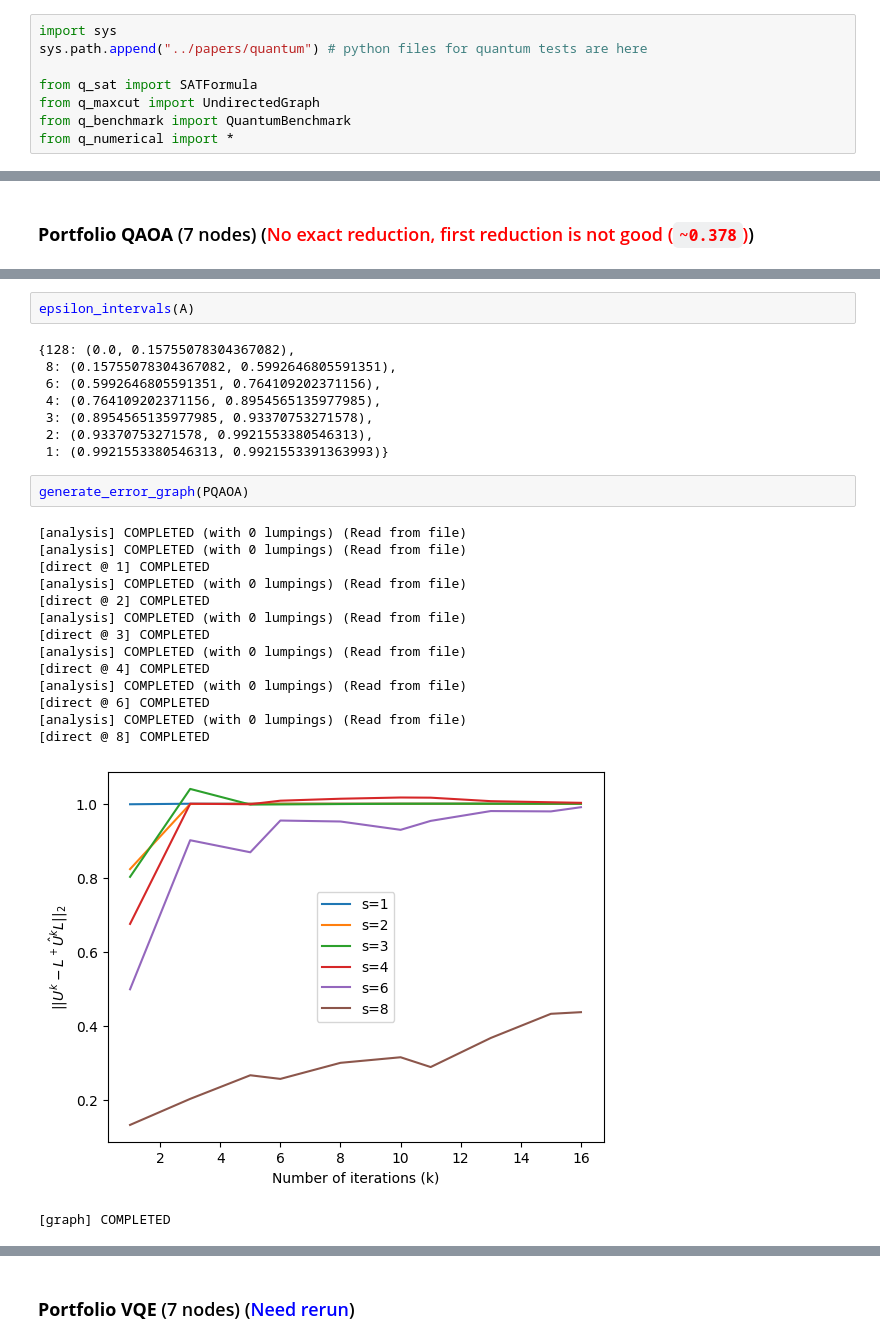
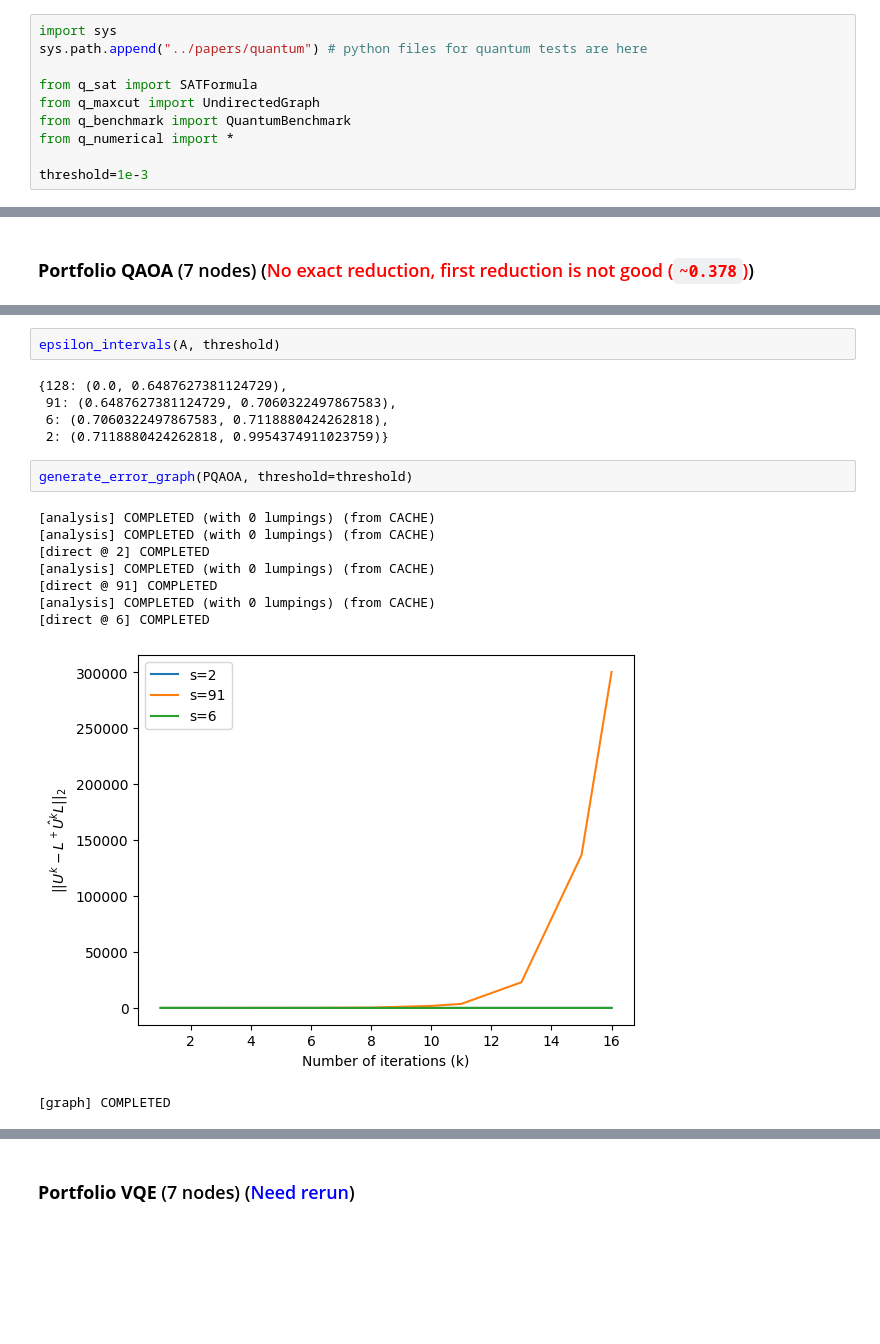
Before and after one commit to Antonio-JP/CLUE, a Jupyter notebook: notebooks/numerical_quantum.ipynb, the cells around one changed output, grey strips where cells are left out. Cells and saved outputs as stored; diff of their text form; blank space fills up the shorter version.

```diff
--- a/notebooks/numerical_quantum.ipynb
+++ b/notebooks/numerical_quantum.ipynb
@@ -10,6 +10,8 @@ from q_sat import SATFormula
 from q_maxcut import UndirectedGraph
 from q_benchmark import QuantumBenchmark
 from q_numerical import *
+
+threshold=1e-3
 # %% [markdown]
 ### **Trivial Graph example** (7 nodes)
 # %%
@@ -222,28 +218,19 @@ Circuit:  portfolioqaoa with 7 qubits.
 # %%
-epsilon_intervals(A)
+epsilon_intervals(A, threshold)
 # %% [output]
-{128: (0.0, 0.15755078304367082),
- 8: (0.15755078304367082, 0.5992646805591351),
- 6: (0.5992646805591351, 0.764109202371156),
- 4: (0.764109202371156, 0.8954565135977985),
- 3: (0.8954565135977985, 0.93370753271578),
- 2: (0.93370753271578, 0.9921553380546313),
- 1: (0.9921553380546313, 0.9921553391363993)}
+{128: (0.0, 0.6487627381124729),
+ 91: (0.6487627381124729, 0.7060322497867583),
+ 6: (0.7060322497867583, 0.7118880424262818),
+ 2: (0.7118880424262818, 0.9954374911023759)}
 # %%
-generate_error_graph(PQAOA)
+generate_error_graph(PQAOA, threshold=threshold)
 # %% [output]
-[analysis] COMPLETED (with 0 lumpings) (Read from file)
-[analysis] COMPLETED (with 0 lumpings) (Read from file)
-[direct @ 1] COMPLETED
-[analysis] COMPLETED (with 0 lumpings) (Read from file)
+[analysis] COMPLETED (with 0 lumpings) (from CACHE)
+[analysis] COMPLETED (with 0 lumpings) (from CACHE)
 [direct @ 2] COMPLETED
-[analysis] COMPLETED (with 0 lumpings) (Read from file)
-[direct @ 3] COMPLETED
-[analysis] COMPLETED (with 0 lumpings) (Read from file)
-[direct @ 4] COMPLETED
-[analysis] COMPLETED (with 0 lumpings) (Read from file)
+[analysis] COMPLETED (with 0 lumpings) (from CACHE)
+[direct @ 91] COMPLETED
+[analysis] COMPLETED (with 0 lumpings) (from CACHE)
 [direct @ 6] COMPLETED
-[analysis] COMPLETED (with 0 lumpings) (Read from file)
-[direct @ 8] COMPLETED
-[figure, old version]
+[figure, new version]
 [graph] COMPLETED
```
Also changed, not shown: parts of 31 cells of this notebook.
